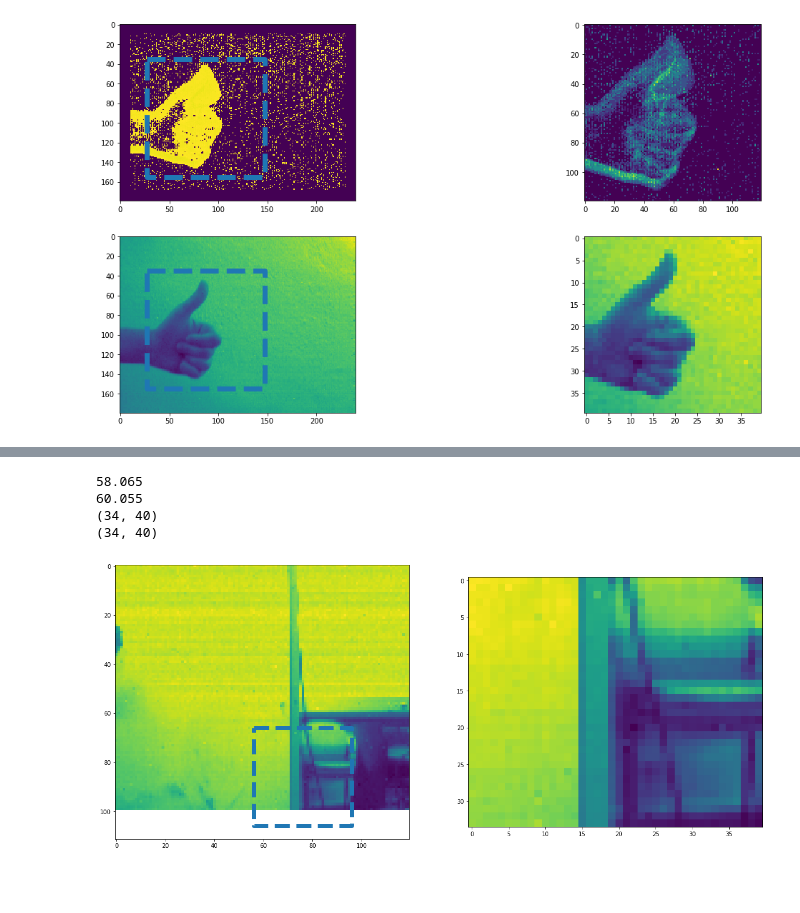
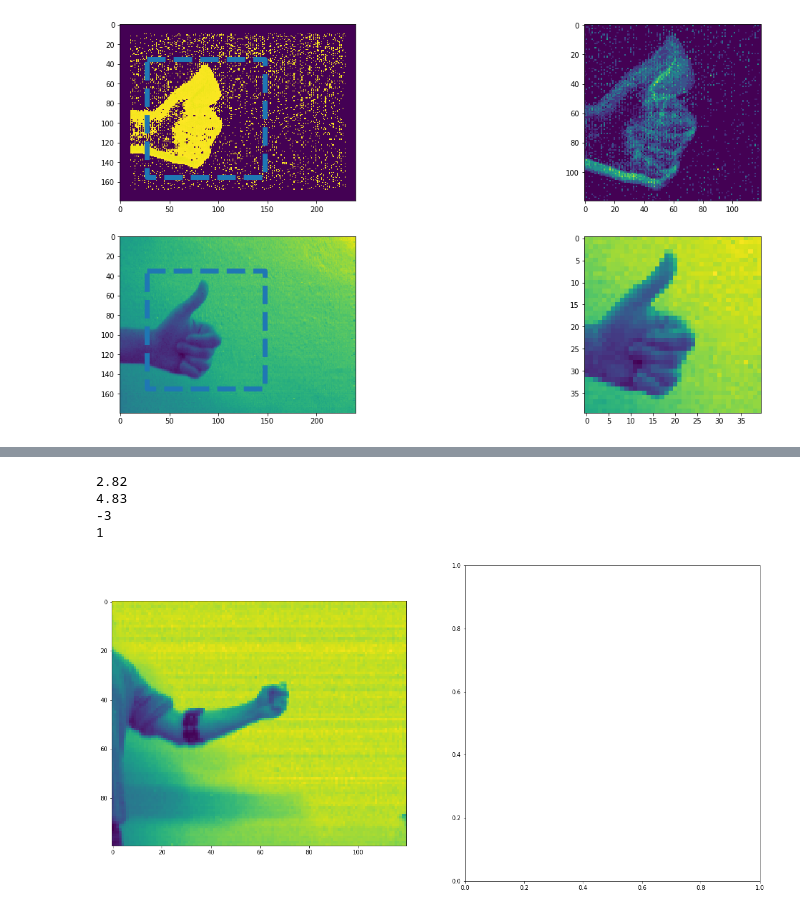
Before and after one commit to Enny1991/dvs_emg_fusion, a Jupyter notebook: DAVIS_Frames.ipynb, the cells around one changed output, grey strips where cells are left out. Saved outputs shown, nothing was run; the diff lists cells and outputs as text; code cells hidden in the pictures; blank space fills up the shorter version.

Commit message:
started plotting routines

```diff
--- a/HOG_DAVIS_Frames.ipynb
+++ b/DAVIS_Frames.ipynb
@@ -53,13 +53,15 @@ classes_inv = {v: k for k, v in classes_dict.items()}
 subjects = {}
 names = sorted([name for name in listdir(data_dir) if "emg" in name])
 for name in names:
-    _emg = np.load(data_dir + '{}'.format(name)).astype('float32')
-    _ann = np.concatenate([np.array(['none']), np.load(data_dir + '{}'.format(name.replace("emg","ann")))[:-1]])
+#     if (int(name[7:9]) == 15 or int(name[7:9]) == 2) and int(name[17:19]) == 3:
+    if (int(name[7:9]) == 17) and int(name[17:19]) == 2:
+        _emg = np.load(data_dir + '{}'.format(name)).astype('float32')
+        _ann = np.concatenate([np.array(['none']), np.load(data_dir + '{}'.format(name.replace("emg","ann")))[:-1]])
 
-    subjects["_".join(name.split("_")[:2])] = Person(name.split("_")[0], _emg, _ann, classes=classes)
+        subjects["_".join(name.split("_")[:2])] = Person(name.split("_")[0], _emg, _ann, classes=classes)
 
-    if VERBOSE:
-        print("Loaded {}: EMG = [{}] // ANN = [{}]".format("_".join(name.split("_")[:2]), _emg.shape, len(_ann)))
+        if VERBOSE:
+            print("Loaded {}: EMG = [{}] // ANN = [{}]".format("_".join(name.split("_")[:2]), _emg.shape, len(_ann)))
 print("Data Loaded! {} Sessions".format(len(subjects.keys())))
 
 # separates data in correct trial type
@@ -413,6 +364,6 @@ IndexError: list index out of range
 # %%
 # just debug
-subject = 'subject16_session01'
+subject = 'subject17_session02'
 dvs_dir = '/Users/enea/Downloads/'
 davis_data = np.load(dvs_dir + subject + "_davis.npz")
 
@@ -482,6 +438,6 @@ plt.plot(davis_times)
 # %%
-gesture = 'elle'
-trial = 2
+gesture = 'pinky'
+trial = 0
 
 # load beginning and end
 b = np.array(subjects[subject].begs[gesture][trial]) / corrections[subject]['fs']
@@ -489,46 +445,47 @@ e = np.array(subjects[subject].ends[gesture][trial]) / corrections[subject]['fs'
 
 print(b)
 print(e)
+print(corrections[subject]['shift'])
 
-frame_size = 0.2
-shift = -2.5
+frame_size = 2
+shift = -2.5 # corrections[subject]['shift']
 beginning = b + shift
 ending = beginning + frame_size
 # slice
 
 sl2 = (davis_times > beginning) & (davis_times < ending)
 
 times = davis_times[sl2]
 imgs = davis_frames[sl2]
 
 
 fig, ax = plt.subplots(1, 2, figsize=(20,10))
 
-
+print(len(imgs))
 iii = imgs[0][::-1, :][:, ::-1]
 
 _ = ax[0].imshow(iii)
-ax[0].plot([x - S - corr_x, x + S - corr_x, x + S - corr_x, x - S - corr_x, x - S - corr_x],
-           [y  - S - corr_y, y  - S - corr_y, y + S - corr_y, y  + S - corr_y, y  - S - corr_y], '--', linewidth=7)
+# ax[0].plot([x - S - corr_x, x + S - corr_x, x + S - corr_x, x - S - corr_x, x - S - corr_x],
+#            [y  - S - corr_y, y  - S - corr_y, y + S - corr_y, y  + S - corr_y, y  - S - corr_y], '--', linewidth=7)
 
-aa = iii[max(0, y - S - corr_y): y + S - corr_y, x - S - corr_x:x + S - corr_x]
+# aa = iii[max(0, y - S - corr_y): y + S - corr_y, x - S - corr_x:x + S - corr_x]
 
 # if (aa.shape[0] < S * 2):
 #     aa = np.concatenate([np.zeros((S * 2 - aa.shape[0], aa.shape[1])), aa])
 
 # if (aa.shape[1] < S * 2):
 #     aa = np.concatenate([np.zeros((aa.shape[0], S * 2 - aa.shape[1])), aa], 1)
 
-print(aa.shape)
+# print(aa.shape)
 
-# aa = cv2.resize(aa, None, fx=0.25, fy=0.25, interpolation=cv2.INTER_CUBIC)
+# # aa = cv2.resize(aa, None, fx=0.25, fy=0.25, interpolation=cv2.INTER_CUBIC)
 
-print(aa.shape)
+# print(aa.shape)
 
-_ = ax[1].imshow(aa)
+# _ = ax[1].imshow(aa)
 # %% [output]
-58.065
-60.055
-(34, 40)
-(34, 40)
+2.82
+4.83
+-3
+1
-[figure, old version]
+[figure, new version]
```
Also changed, not shown: parts of 11 cells of this notebook, 6 other files.
